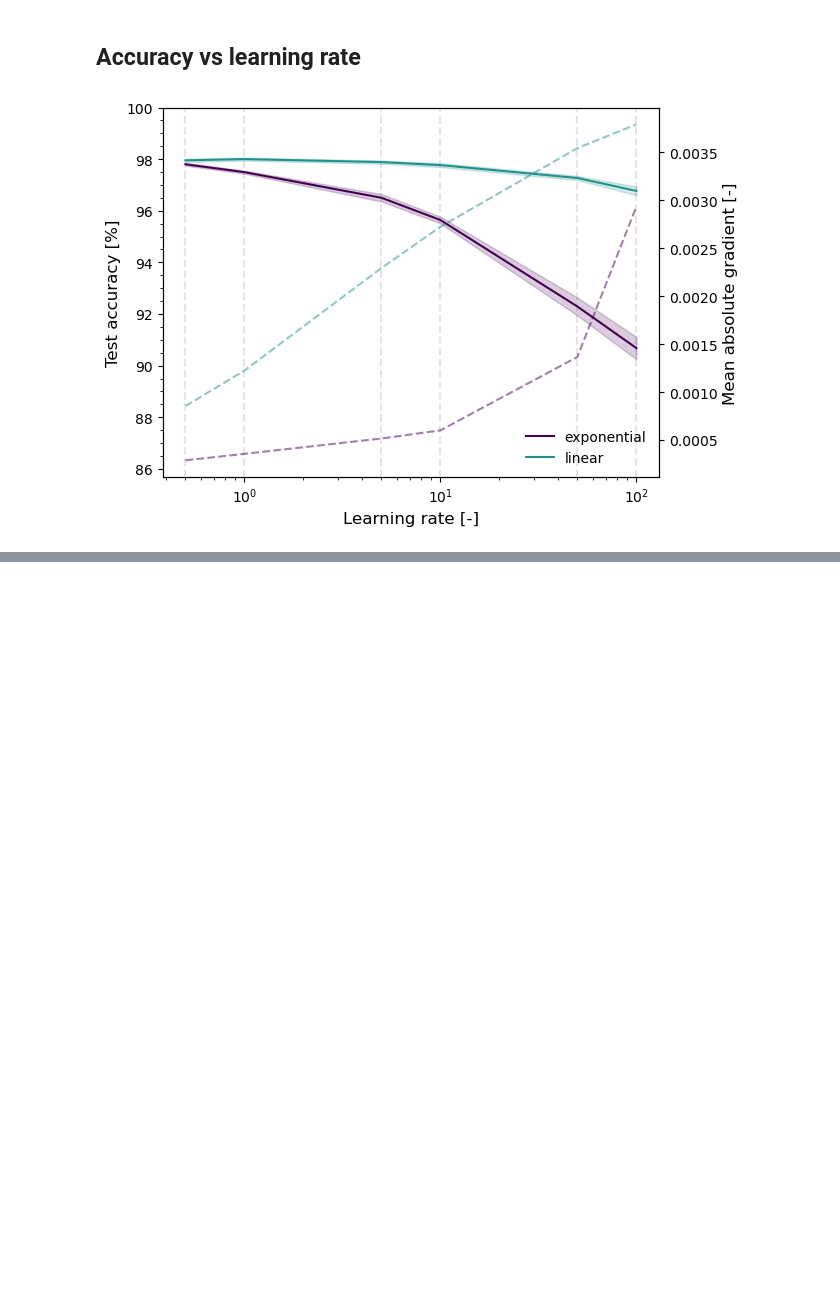
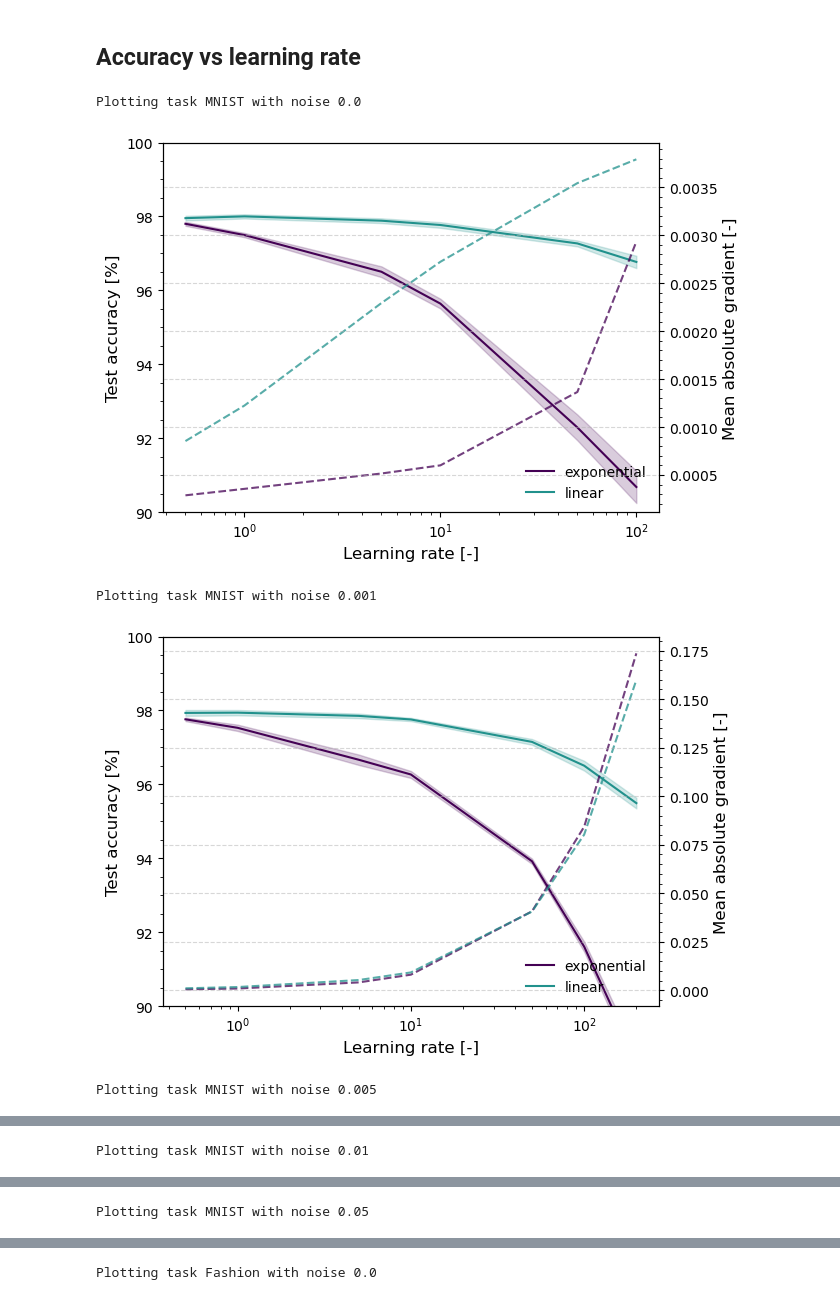
Before and after one commit to kellian-cottart/magnetoionic-simulations, a Jupyter notebook: magnetoionic-figures.ipynb, the cells around one changed output, grey strips where cells are left out. Drawn from its saved outputs; the diff is of its cells as text; code cells hidden in the pictures; blank space fills up the shorter version.

```diff
--- a/magnetoionic-figures.ipynb
+++ b/magnetoionic-figures.ipynb
@@ -121,32 +109,40 @@ df
 # %%
 # for each task, plot the evolution of the accuracy
 for task in df["task"].unique():
-    fig, ax = plt.subplots()
-
-    ax2 = ax.twinx()
-
-    palette = plt.get_cmap('viridis', len(df["type_devices"].unique())+1)
-    df_filtered = df[(df["task"] == task) & (df["noise"] == 0.0)]
-    for i, (name, group) in enumerate(df_filtered.groupby("type_devices")):
-        ax.plot(group["learning_rate"], group["mean"], label=name, color=palette(i))
-        ax.fill_between(group["learning_rate"], group["mean"]-group["std"], group["mean"]+group["std"], alpha=0.2, color=palette(i))
-        ax2.plot(group["learning_rate"], group["mean_abs_grad"], linestyle='--', color=palette(i), alpha=0.5, zorder=-1)
-    for lr in df_filtered["learning_rate"].unique():
-        ax.axvline(lr, color='black', linestyle='--', alpha=0.1, zorder=-1)
-    ax.set_xscale('log')
-    ax2.set_ylabel("Mean absolute gradient [-]", fontsize=12)
-    ax.set_xlabel("Learning rate [-]", fontsize=12)
-    ax.set_ylabel("Test accuracy [%]", fontsize=12)
-    ax.legend(loc='lower right', fontsize=10, frameon=False)
-    ax.yaxis.set_minor_locator(AutoMinorLocator())
-    offset = 5
-    minimum = df_filtered["mean"].min() - offset
-    maximum = min(100, df_filtered["mean"].max() + offset)
-    ax.set_ylim([minimum, maximum])
-    ax.set_ylim([minimum, maximum])
-    plt.show()
-    # save as pdf and svg
-    name = f"learning-rate-{task}-{GRAPHS_ID}"
-    fig.savefig(f"{graph_folder}/{name}.pdf", bbox_inches='tight')
+    for noise in df["noise"].unique():
+        print(f"Plotting task {task} with noise {noise}")
+        fig, ax = plt.subplots()
+        ax2 = ax.twinx()
+        palette = plt.get_cmap('viridis', len(df["type_devices"].unique())+1)
+        df_filtered = df[(df["task"] == task) & (df["noise"] == noise)].sort_values("learning_rate")
+        for i, (name, group) in enumerate(df_filtered.groupby("type_devices")):
+            ax.plot(group["learning_rate"], group["mean"], label=name, color=palette(i))
+            ax.fill_between(group["learning_rate"], group["mean"]-group["std"], group["mean"]+group["std"], alpha=0.2, color=palette(i))
+            ax2.plot(group["learning_rate"], group["mean_abs_grad"], linestyle='--', color=palette(i), alpha=0.75, zorder=-1)
+        # for lr in df_filtered["learning_rate"].unique():
+        #     ax.axvline(lr, color='black', linestyle='--', alpha=0.1, zorder=-1)
+        # h grid every 0.05
+        ax2.grid(axis='y', which='major', linestyle='--', alpha=0.5)
+        ax.set_xscale('log')
+        ax2.set_xscale('log')
+        ax2.set_ylabel("Mean absolute gradient [-]", fontsize=12)
+        ax.set_xlabel("Learning rate [-]", fontsize=12)
+        ax.set_ylabel("Test accuracy [%]", fontsize=12)
+        ax.legend(loc='lower right', fontsize=10, frameon=False)
+        ax.yaxis.set_minor_locator(AutoMinorLocator())
+        ax2.yaxis.set_minor_locator(AutoMinorLocator())
+        offset = 5
+        minimum = 95 if task == "MNIST" else 80
+        maximum = min(100, df_filtered["mean"].max() + offset)
+        ax.set_ylim([minimum, maximum])
+        ax.set_ylim([minimum, maximum])
+        plt.show()
+        # save as pdf and svg
+        name = f"learning-rate-{task}-noise-{noise}-{GRAPHS_ID}"
+        fig.savefig(f"{graph_folder}/{name}.pdf", bbox_inches='tight')
 # %% [output]
+Plotting task MNIST with noise 0.0
-[figure, old version]
+[figure, new version]
+Plotting task MNIST with noise 0.001
+[figure, added]
+Plotting task MNIST with noise 0.005
@@ -152,0 +150 @@ for task in df["task"].unique():
+Plotting task MNIST with noise 0.01
@@ -152,0 +152 @@ for task in df["task"].unique():
+Plotting task MNIST with noise 0.05
@@ -152,0 +154 @@ for task in df["task"].unique():
+Plotting task Fashion with noise 0.0
```
Also changed, not shown: parts of 8 cells of this notebook, 19 other files.
